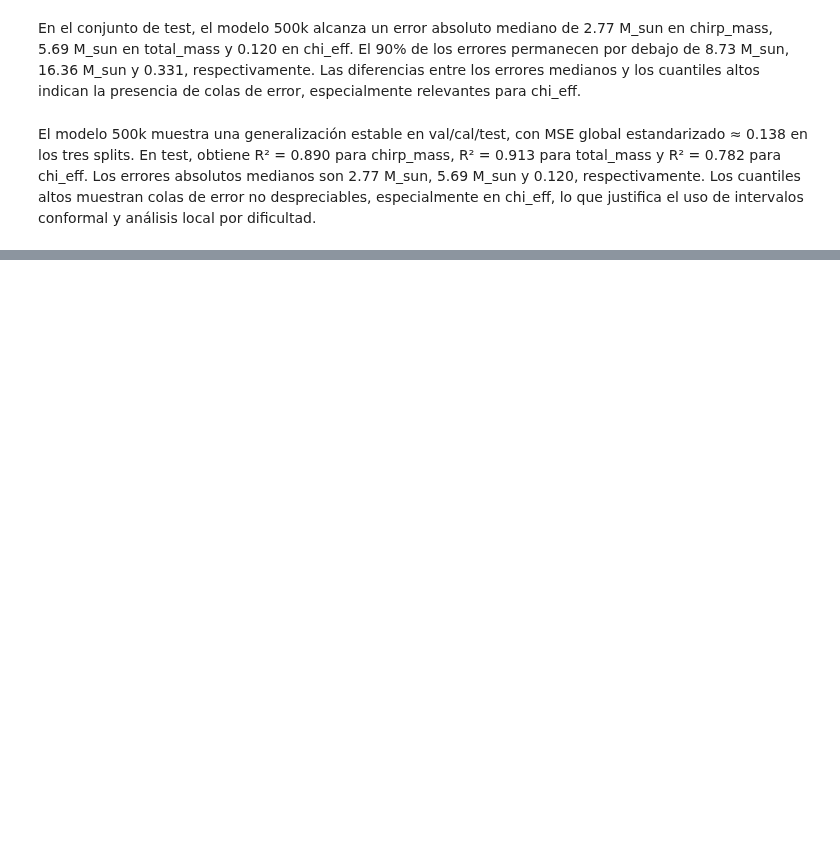
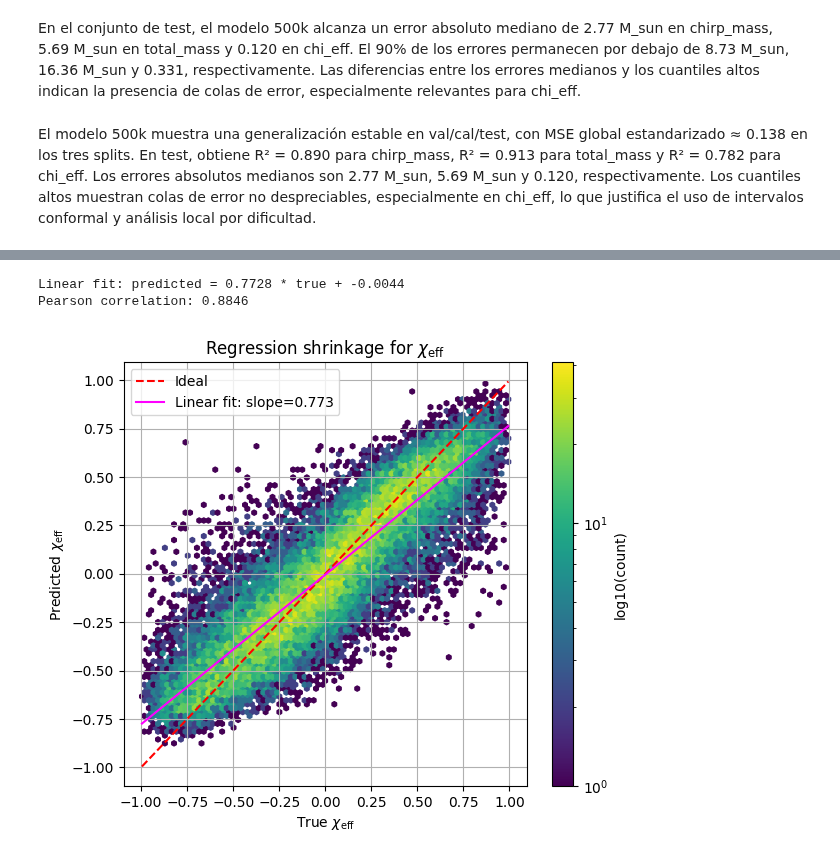
Before and after one commit to victorsh13/Gravitational-Waves-Lab, a Jupyter notebook: cbc_pe/notebooks/03_cnn_evaluation_hdf5_demo.ipynb, the cells around one changed output, grey strips where cells are left out. Cells and saved outputs as stored; diff of their text form; code cells hidden in the pictures; blank space fills up the shorter version.

```diff
--- a/cbc_pe/notebooks/03_cnn_evaluation_hdf5_demo.ipynb
+++ b/cbc_pe/notebooks/03_cnn_evaluation_hdf5_demo.ipynb
@@ -1121,0 +1264,41 @@ El modelo 500k muestra una generalización estable en val/cal/test, con MSE glob
+# %%
+slope, intercept = np.polyfit(chi_true, chi_pred, deg=1)
+
+correlation = np.corrcoef(chi_true, chi_pred)[0, 1]
+
+print(f"Linear fit: predicted = {slope:.4f} * true + {intercept:.4f}")
+print(f"Pearson correlation: {correlation:.4f}")
+# %% [output]
+Linear fit: predicted = 0.7728 * true + -0.0044
+Pearson correlation: 0.8846
+# %%
+x_line = np.linspace(chi_true.min(), chi_true.max(), 300)
+
+plt.figure(figsize=(6.5, 5.5))
+
+hb = plt.hexbin(
+    chi_true,
+    chi_pred,
+    gridsize=80,
+    mincnt=1,
+    bins="log",
+)
+
+plt.colorbar(hb, label="log10(count)")
+plt.plot(x_line, x_line, linestyle="--", color="red", label="Ideal")
+plt.plot(
+    x_line,
+    slope * x_line + intercept,
+    linewidth=1.5,
+    color="magenta",
+    label=f"Linear fit: slope={slope:.3f}",
+)
+
+plt.xlabel(r"True $\chi_{\mathrm{eff}}$")
+plt.ylabel(r"Predicted $\chi_{\mathrm{eff}}$")
+plt.title(r"Regression shrinkage for $\chi_{\mathrm{eff}}$")
+plt.grid(True)
+plt.legend()
+plt.show()
+# %% [output]
+[figure, added]
```
Also changed, not shown: parts of 42 cells of this notebook.
